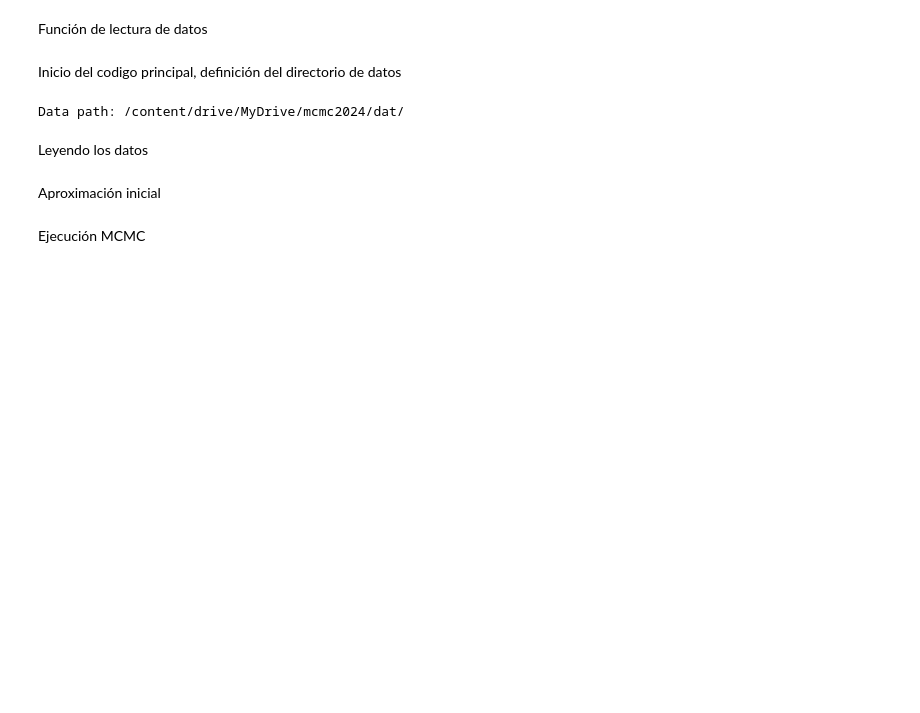
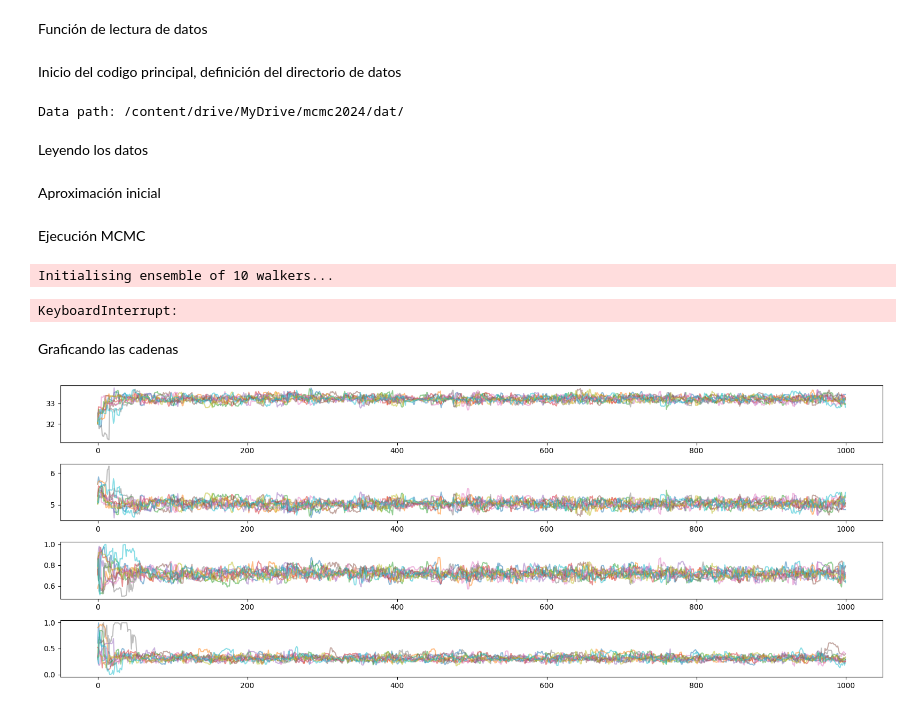
Before and after one commit to blackdragonae/mcmc, a Jupyter notebook: mcmc.ipynb, the cells around one changed output. Cells and saved outputs as stored; diff of their text form; code cells hidden in the pictures; blank space fills up the shorter version.

```diff
--- a/mcmc.ipynb
+++ b/mcmc.ipynb
@@ -185,7 +186,7 @@ iOm = 0.3
 Ejecución MCMC
 # %%
 # MCMC
-nsteps = 1000
+nsteps = 2000
 ndim, nwalkers = 4, 10
 start = [[ialpha, ibeta, ih0, iOm] + 1e-5*np.random.randn(ndim)
        for i in range(nwalkers)]
@@ -196,3 +197,20 @@ with Pool() as pool:
   sampler.run_mcmc(start, nsteps)
 
 sampler.summary
+# %% [output]
+Initialising ensemble of 10 walkers...
+KeyboardInterrupt:
+# %% [markdown]
+Graficando las cadenas
+# %%
+%matplotlib inline
+path = dpath+'results/chain_test_Om.pdf'
+plt.figure(figsize=(16,1.5*ndim))
+for n in range(ndim):
+    plt.subplot2grid((ndim, 1), (n, 0))
+    plt.plot(sampler.get_chain()[:,:,n], alpha=0.5)
+plt.tight_layout()
+plt.savefig(path)
+plt.show()
+# %% [output]
+[figure, added]
```
Also changed, not shown: parts of 5 cells of this notebook.
